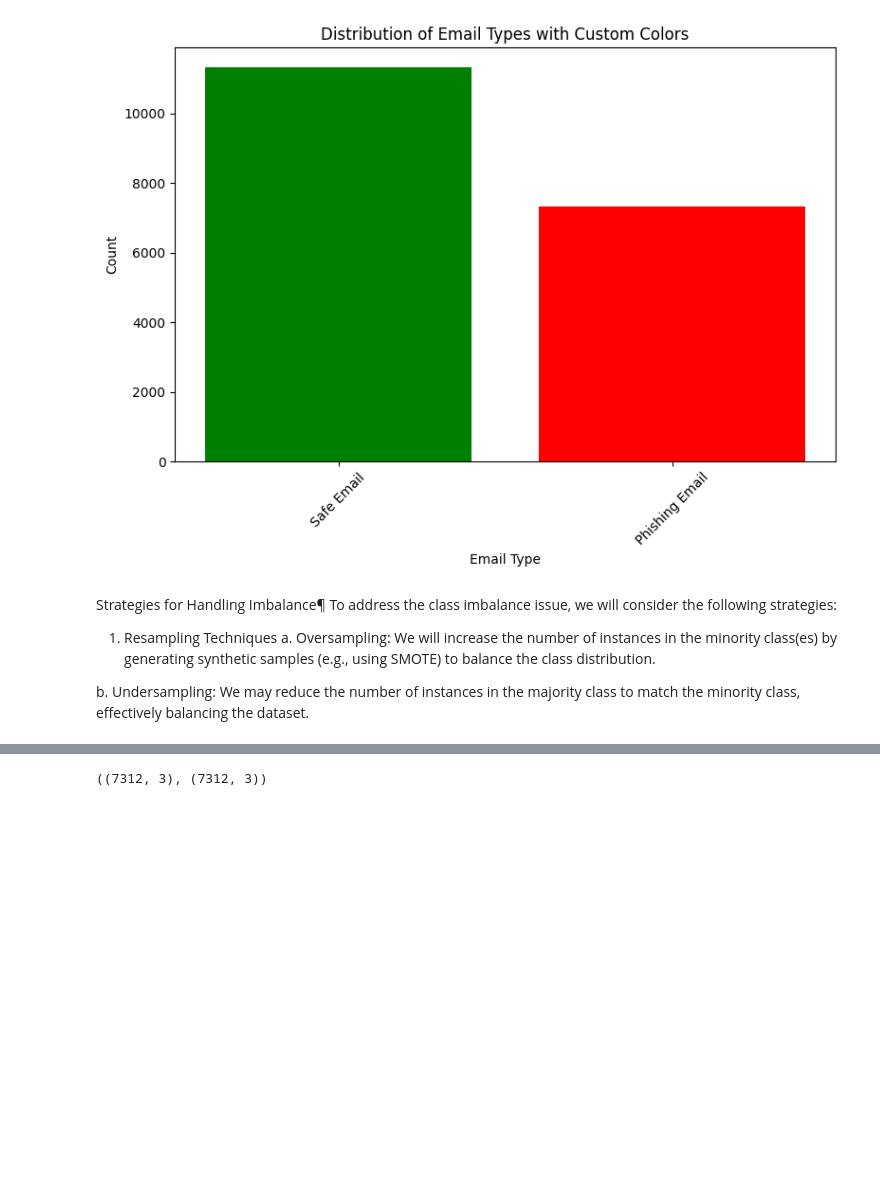
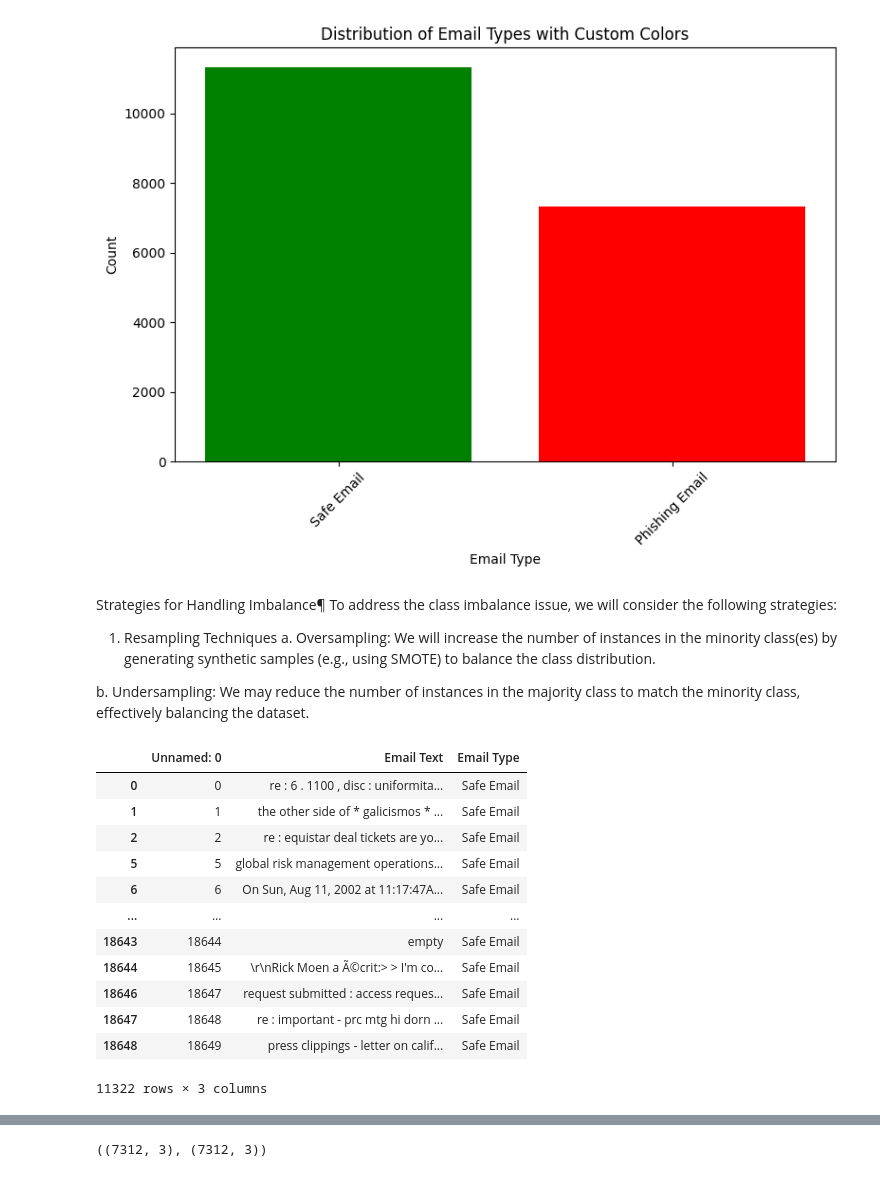
Before and after one commit to N7-Challenge-GEIW2/Hackathon-Final, a Jupyter notebook: backend/model/EmailPhishingDetector.ipynb, the cells around one changed output, grey strips where cells are left out. Saved outputs shown, nothing was run; the diff lists cells and outputs as text; code cells hidden in the pictures; blank space fills up the shorter version.

```diff
--- a/backend/model/EmailPhishingDetector.ipynb
+++ b/backend/model/EmailPhishingDetector.ipynb
@@ -81,5 +81,19 @@ b. Undersampling: We may reduce the number of instances in the majority class to
 # %%
 # We will use undersapling technique
 Safe_Email = df[df["Email Type"]== "Safe Email"]
 Phishing_Email = df[df["Email Type"]== "Phishing Email"]
-Safe_Email = Safe_Email.sample(Phishing_Email.shape[0])
+Safe_Email
+# %% [output]
+|  | Unnamed: 0 | Email Text | Email Type |
+| 0 | 0 | re : 6 . 1100 , disc : uniformita... | Safe Email |
+| 1 | 1 | the other side of * galicismos * ... | Safe Email |
+| 2 | 2 | re : equistar deal tickets are yo... | Safe Email |
+| 5 | 5 | global risk management operations... | Safe Email |
+| 6 | 6 | On Sun, Aug 11, 2002 at 11:17:47A... | Safe Email |
+| ... | ... | ... | ... |
+| 18643 | 18644 | empty | Safe Email |
+| 18644 | 18645 | \r\nRick Moen a Ã©crit:> > I'm co... | Safe Email |
+| 18646 | 18647 | request submitted : access reques... | Safe Email |
+| 18647 | 18648 | re : important - prc mtg hi dorn ... | Safe Email |
+| 18648 | 18649 | press clippings - letter on calif... | Safe Email |
+11322 rows × 3 columns
```
Also changed, not shown: parts of 7 cells of this notebook, 5 other files.
